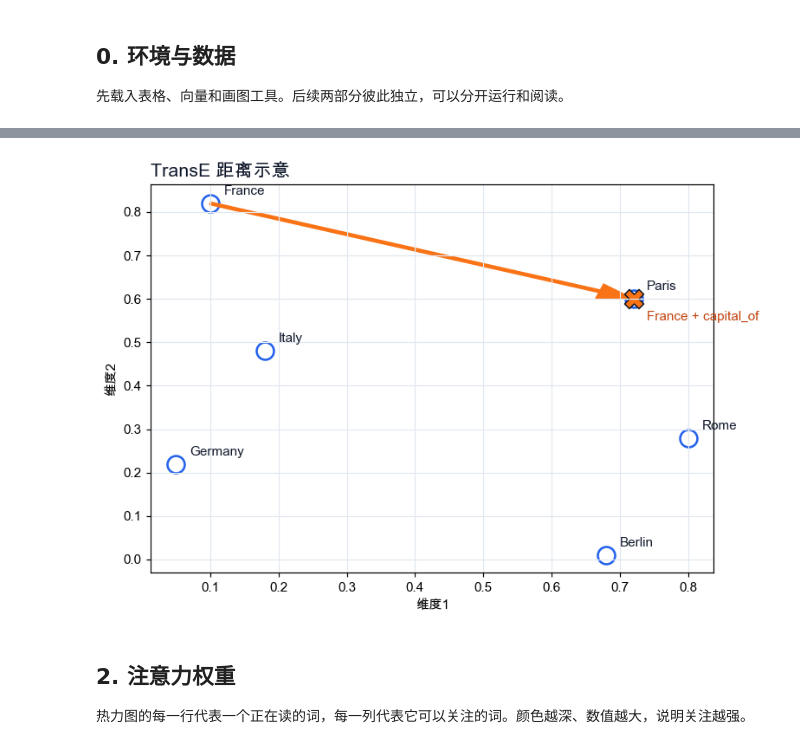
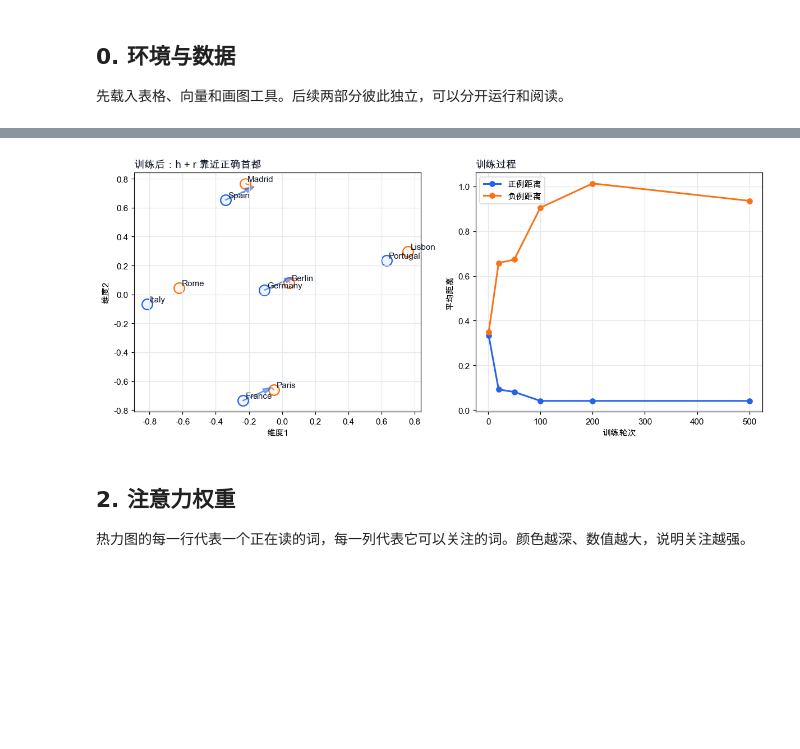
Before and after one commit to zhesun-0209/ai-thinking-labs, a Jupyter notebook: notebooks/ch08_transe_attention.ipynb, the cells around one changed output, grey strips where cells are left out. Cells and saved outputs as stored; diff of their text form; code cells hidden in the pictures; blank space fills up the shorter version.

```diff
--- a/notebooks/ch08_transe_attention.ipynb
+++ b/notebooks/ch08_transe_attention.ipynb
@@ -121,25 +175,36 @@ display(transe_df)
 # %%
-# 绘制 h + r 与候选 t 的几何距离。
-fig, ax = plt.subplots(figsize=(7.2, 5.0))
-h = entity_vec["France"]
-r = relation_vec["capital_of"]
-target_point = h + r
+# 绘制训练后的实体位置、关系平移和损失变化。
+fig, axes = plt.subplots(1, 2, figsize=(11.0, 4.8))
+ax = axes[0]
+for name in entities:
+    vec = entity_vec[entity_to_id[name]]
+    is_capital = name in capitals
+    ax.scatter(vec[0], vec[1], s=150, color="#fff7ed" if is_capital else "#eff6ff", edgecolor="#f97316" if is_capital else "#2563eb", linewidth=1.5)
+    ax.text(vec[0] + 0.015, vec[1] + 0.015, name, color="#0f172a")
 
-for name, vec in entity_vec.items():
-    ax.scatter(vec[0], vec[1], s=170, color="#ffffff", edgecolor="#2563eb", linewidth=1.7)
-    ax.text(vec[0] + 0.02, vec[1] + 0.02, name, color="#0f172a")
+for head, _, tail in positive_triples[:3]:
+    h = entity_vec[entity_to_id[head]]
+    t = entity_vec[entity_to_id[tail]]
+    predicted = h + relation_vec
+    ax.arrow(h[0], h[1], relation_vec[0], relation_vec[1], width=0.004, head_width=0.035, color="#2563eb", alpha=0.55, length_includes_head=True)
+    ax.plot([predicted[0], t[0]], [predicted[1], t[1]], color="#f97316", linewidth=1.2, linestyle="--")
 
-ax.arrow(h[0], h[1], r[0], r[1], width=0.006, head_width=0.035, color="#f97316", length_includes_head=True)
-ax.scatter(target_point[0], target_point[1], s=210, marker="X", color="#f97316", edgecolor="#0f172a", linewidth=1.0)
-ax.text(target_point[0] + 0.02, target_point[1] - 0.05, "France + capital_of", color="#c2410c")
-ax.set_title("TransE 距离示意", loc="left", fontsize=14, fontweight="bold", color="#0f172a")
+ax.set_title("训练后：h + r 靠近正确首都", loc="left", fontweight="bold", color="#0f172a")
 ax.set_xlabel("维度1")
 ax.set_ylabel("维度2")
 ax.grid(True, color="#e2e8f0", linewidth=0.8)
+
+axes[1].plot(transe_loss_df["训练轮次"], transe_loss_df["正例平均距离"], marker="o", color="#2563eb", linewidth=2.0, label="正例距离")
+axes[1].plot(transe_loss_df["训练轮次"], transe_loss_df["负例平均距离"], marker="o", color="#f97316", linewidth=2.0, label="负例距离")
+axes[1].set_title("训练过程", loc="left", fontweight="bold", color="#0f172a")
+axes[1].set_xlabel("训练轮次")
+axes[1].set_ylabel("平均距离")
+axes[1].grid(True, color="#e2e8f0", linewidth=0.8)
+axes[1].legend()
 plt.tight_layout()
 plt.show()
 # %% [output]
-[figure, old version]
+[figure, new version]
 # %% [markdown]
 ## 2. 注意力权重
 
```
Also changed, not shown: parts of 6 cells of this notebook, 24 other files.
